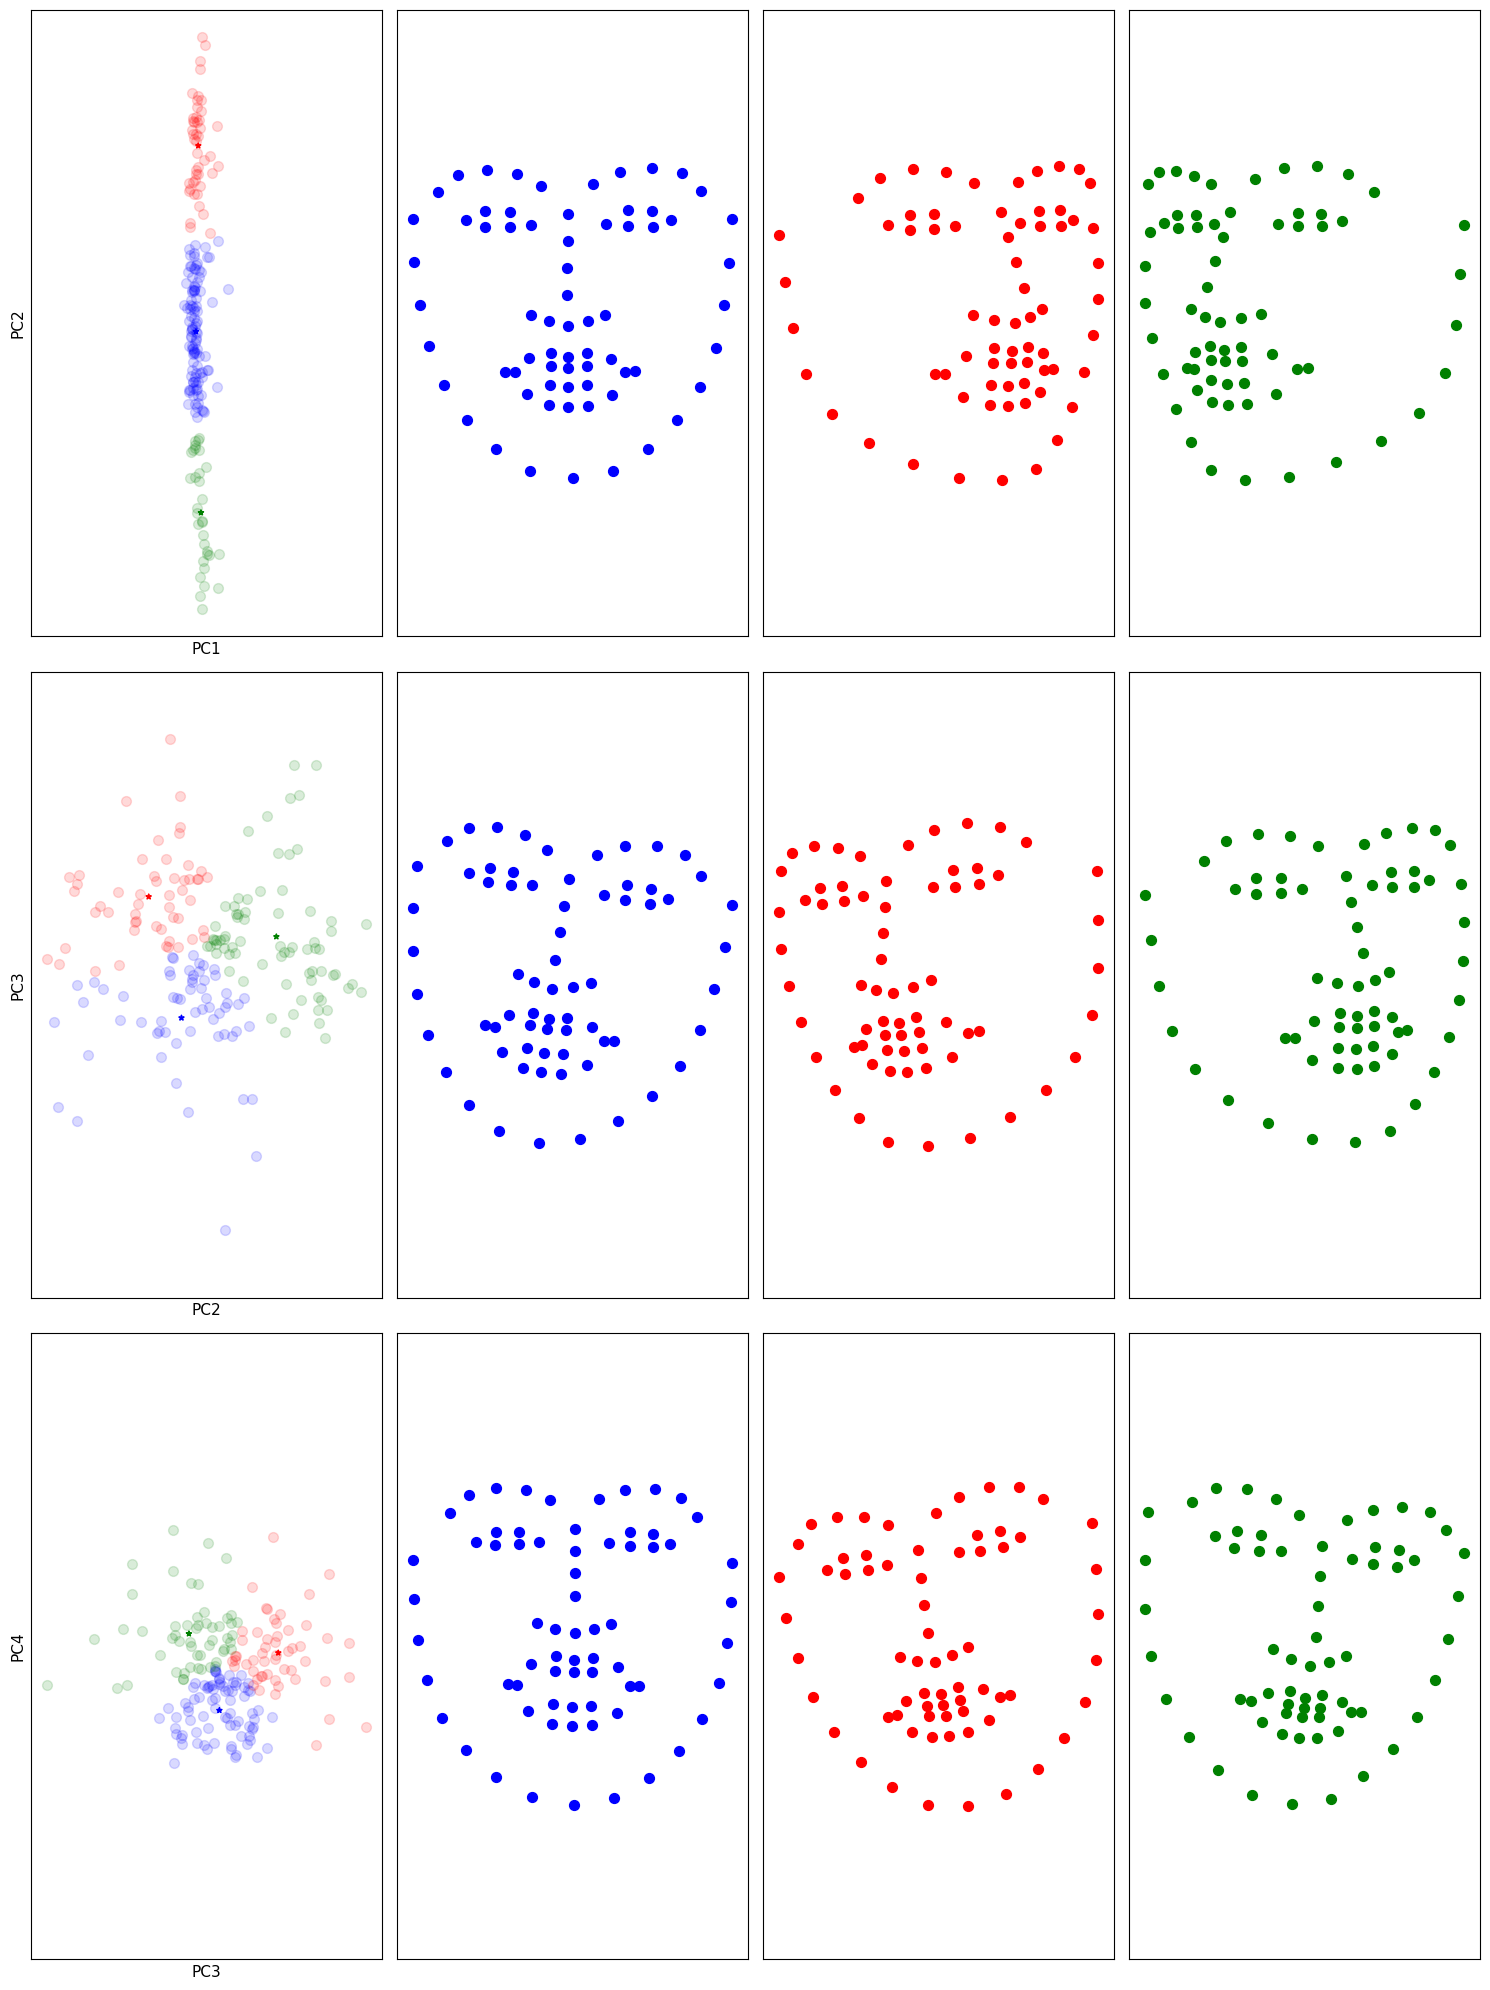
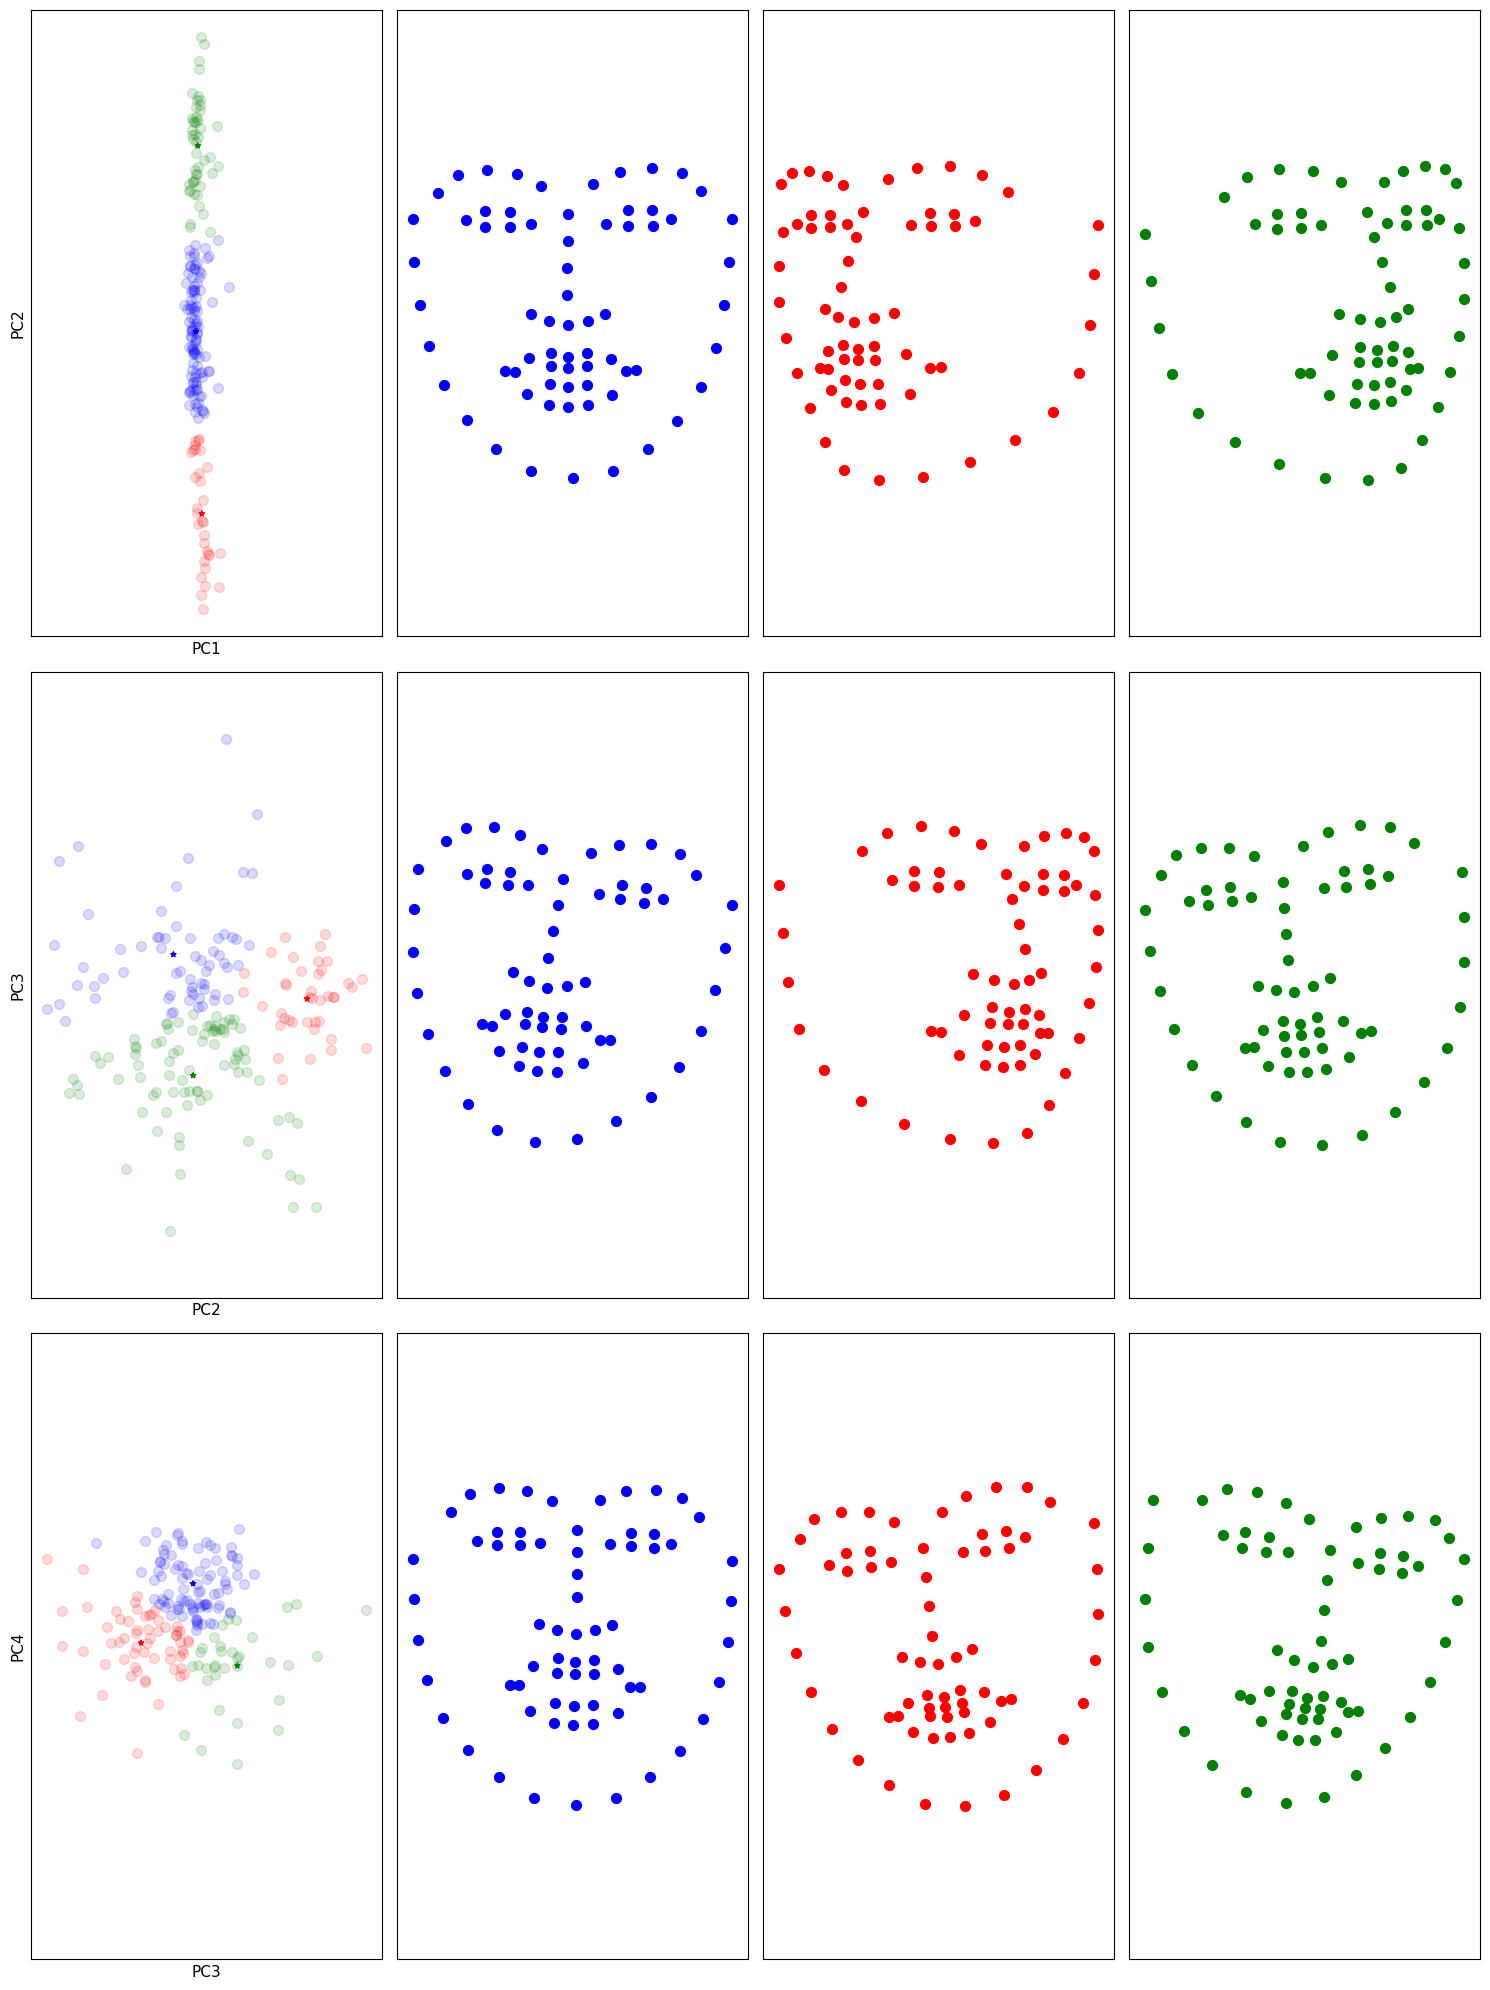
The notebook cell's code change between the first figure and the second:
--- before
+++ after
@@ -6,5 +6,4 @@
 all_clusters = []
 all_centers = []
-
 
 stacks = [
@@ -21,7 +20,6 @@
     all_centers.append(km.cluster_centers_)
 
-
 fig, axes = plt.subplots(3, 4, figsize=(15, 20))
-colors = ['blue', 'red', 'green']
+colors = [ 'blue', 'red', 'green']
 pc_labels = [("PC1", "PC2"), ("PC2", "PC3"), ("PC3", "PC4")]
 
@@ -31,12 +29,12 @@
     stack = stacks[row]
     pc_x, pc_y = pc_labels[row]
-    axes[row, 0].set_xlabel(pc_x, fontsize=11)
-    axes[row, 0].set_ylabel(pc_y, fontsize=11)
     
-
+   
     ax = axes[row, 0]
     for cluster_id in range(3):
         mask = clusters == cluster_id
         points = stack[mask]
+        print(f"Latent space {row}, Cluster {cluster_id}: {np.sum(mask)} faces")
+        print(f"  Face indices: {np.where(mask)[0][:5]}...")  
         ax.scatter(points[:, 0], points[:, 1], c=colors[cluster_id], 
                   marker='o', s=50, alpha=0.15)
@@ -45,5 +43,8 @@
     ax.set_yticks([])
     ax.set_aspect('equal', adjustable='datalim')
+    ax.set_xlabel(pc_x, fontsize=11)  
+    ax.set_ylabel(pc_y, fontsize=11)
 
+    
     for cluster_id in range(3):
         ax = axes[row, cluster_id + 1]
@@ -53,5 +54,4 @@
         avg_face = np.mean(cluster_faces, axis=1)
         
-      
         ax.scatter(avg_face[::2], avg_face[1::2], c=colors[cluster_id], 
                   marker='o', s=50)
@@ -59,24 +59,4 @@
         ax.set_yticks([])
         ax.set_aspect('equal', adjustable='datalim')
-        
-
-for row in range(3):
-    pc_x, pc_y = pc_labels[row]
-    axes[row, 0].set_xlabel(pc_x, fontsize=11)
-    axes[row, 0].set_ylabel(pc_y, fontsize=11)
-
-
-for row in range(3):
-    for col in range(4):
-        axes[row, col].set_xticks([])
-        axes[row, col].set_yticks([])
-        axes[row, col].set_aspect('equal')
-
-
-pc_labels = [("PC1", "PC2"), ("PC2", "PC3"), ("PC3", "PC4")]
-for row in range(3):
-    axes[row, 0].set_xlabel(pc_labels[row][0], fontsize=11)
-    axes[row, 0].set_ylabel(pc_labels[row][1], fontsize=11)
-
 
 plt.tight_layout()

Commit: progress on p2